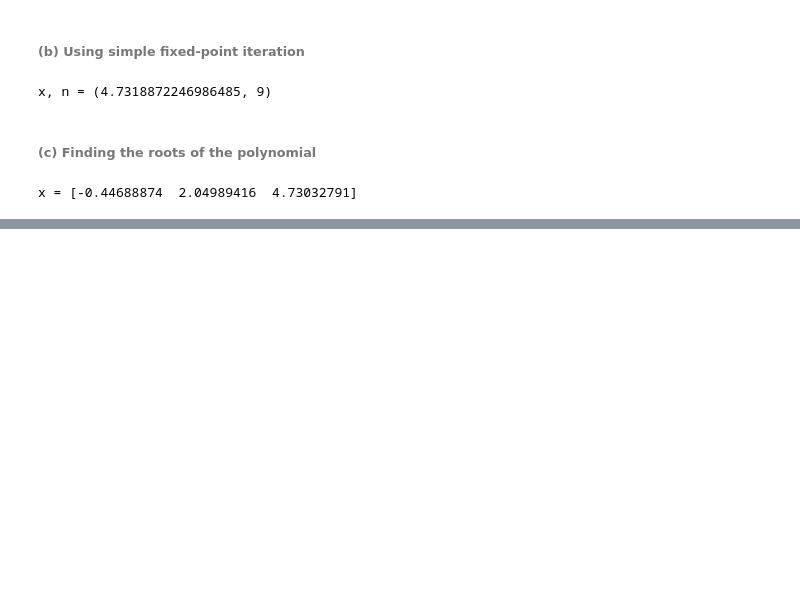
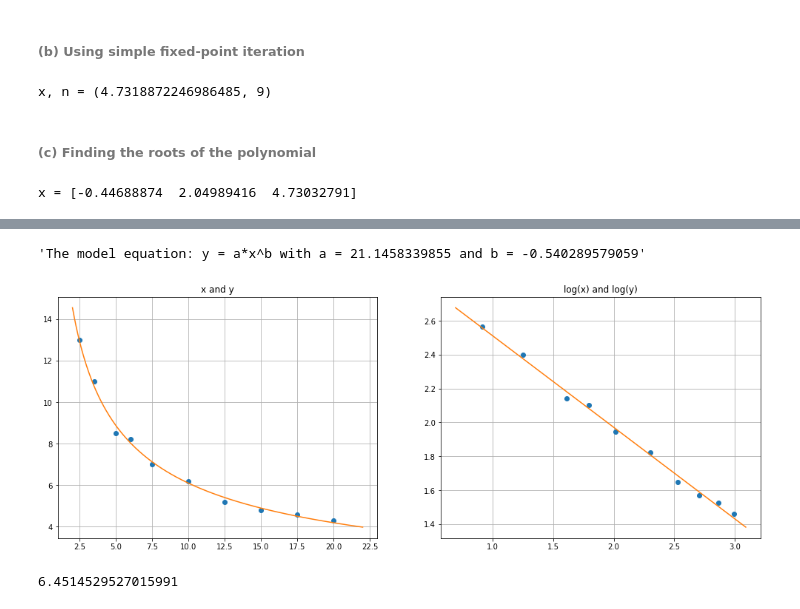
Before and after one commit to ChanhNguyen17/NumericalProblemSolving, a Jupyter notebook: Assignment 14 Review - Chanh Nguyen.ipynb, the cells around one changed output, grey strips where cells are left out. Saved outputs shown, nothing was run; the diff lists cells and outputs as text; code cells hidden in the pictures; blank space fills up the shorter version.

```diff
--- a/Assignment 14 Review - Chanh Nguyen.ipynb
+++ b/Assignment 14 Review - Chanh Nguyen.ipynb
@@ -123,0 +271,47 @@ x = [-0.44688874  2.04989416  4.73032791]
+# %%
+x = array([2.5, 3.5, 5, 6, 7.5, 10, 12.5, 15, 17.5, 20])
+y = array([13, 11, 8.5, 8.2, 7, 6.2, 5.2, 4.8, 4.6, 4.3])
+
+fig, ax = subplots(1, 2, figsize = (17, 6))
+
+# The data has a linear relationship between log(x) and log(y). Use linregress for log(x) and log(y)
+xlog = log(x)
+ylog = log(y)
+r = linregress(xlog, ylog)
+a = r.slope
+b = r.intercept
+
+# Create equation based on linregress result
+x2 = linspace(2, 22, 1000)
+x2log = log(x2)
+y2log = a*x2log + b
+
+# Plot graph log(x) and log(y)
+sca(ax[1])
+title('log(x) and log(y)')
+plot(xlog, ylog, 'o')
+plot(x2log, y2log)
+grid()
+
+# Plot graph x and y
+sca(ax[0])
+y2 = exp(y2log) # Best fit equation y = exp(a*log(x) + b)
+plot(x, y, 'o')
+plot(x2, y2)
+title('x and y')
+grid()
+
+a = exp(r.intercept)
+b = r.slope
+
+'The model equation: y = a*x^b with a = '+str(a)+' and b = '+str(b)
+# %% [output]
+'The model equation: y = a*x^b with a = 21.1458339855 and b = -0.540289579059'
+[figure, added]
+# %%
+# Predict y at x = 9.0
+x = 9.0
+y = a*x**b
+y
+# %% [output]
+6.4514529527015991
```
Also changed, not shown: parts of 38 cells of this notebook, 1 other file.
